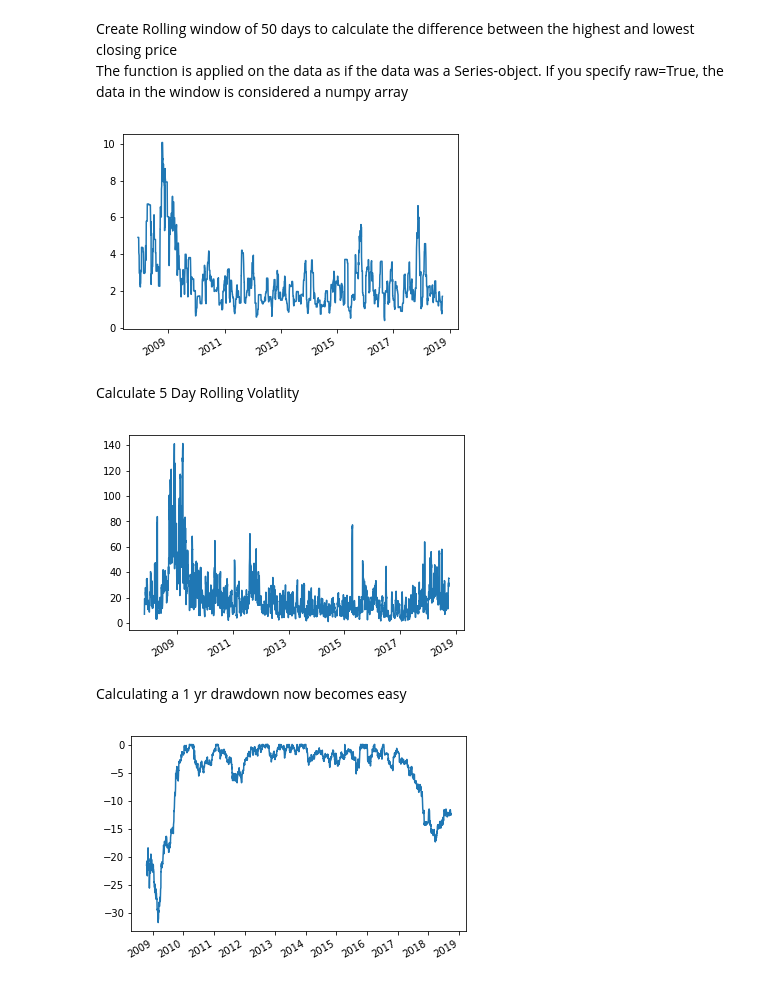
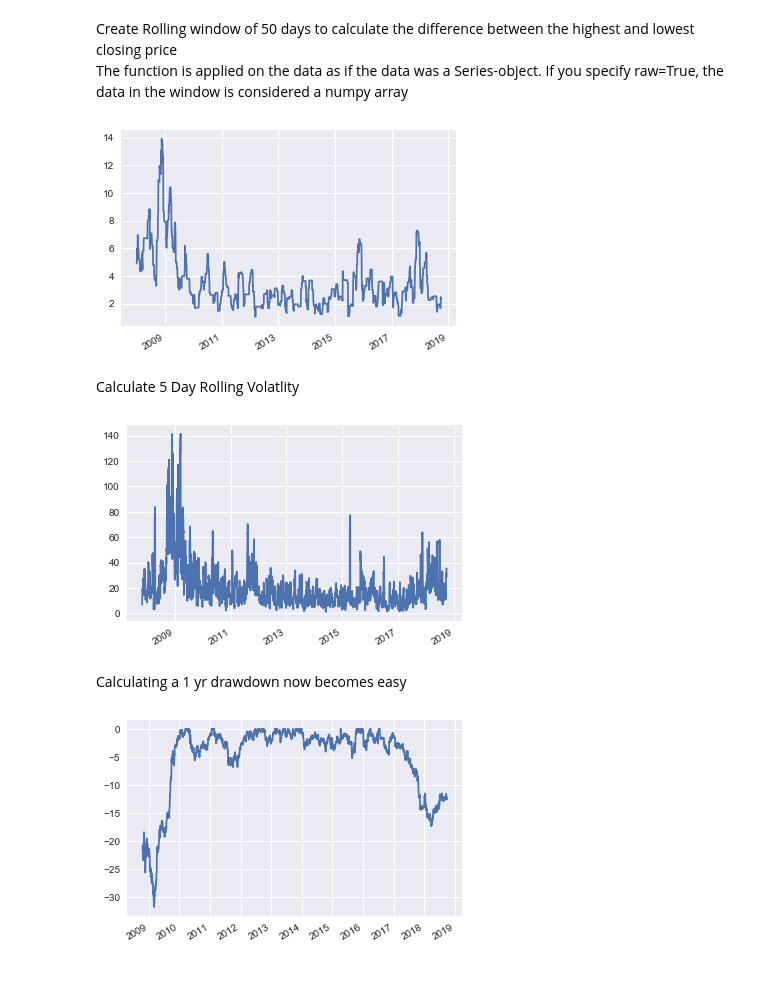
Before and after one commit to RiskConcile/workshop, a Jupyter notebook: Exercises/1.Machine Learning/Code/0.General/3.Rolling Windows.ipynb, the cells around one changed output. Saved outputs shown, nothing was run; the diff lists cells and outputs as text; code cells hidden in the pictures.

```diff
--- a/Exercises/1.Machine Learning/Code/0.General/3.Rolling Windows.ipynb
+++ b/Exercises/1.Machine Learning/Code/0.General/3.Rolling Windows.ipynb
@@ -3,6 +3,7 @@ import pandas as pd
 import datetime as dt
 import matplotlib.pyplot as plt
 import seaborn as sns
+sns.set()
 import numpy as np
 %matplotlib inline
 # %% [markdown]
@@ -14,22 +15,22 @@ df = pd.read_excel('../../Data/GE.xlsx')
 Create Rolling window of 50 days to calculate the difference between the highest and lowest closing price<br>
 The function is applied on the data as if the data was a Series-object. If you specify raw=True, the data in the window is considered a numpy array
 # %%
-df['disp']=df['GE'].rolling(window=30).apply(lambda x: np.max(x)-np.min(x))
+df['disp']=df['GE'].rolling(window=50).apply(lambda x: np.max(x)-np.min(x),raw=True)
 df['disp'].plot();
 # %% [output]
-[figure, old version]
+[figure, new version]
 # %% [markdown]
 Calculate 5 Day Rolling Volatlity
 # %%
 df['Ret'] = df['GE'].pct_change(periods=1)
-df['Vol']= df['Ret'].rolling(window=5).apply(lambda x : np.std(x)*np.sqrt(250)*100)
+df['Vol']= df['Ret'].rolling(window=5).apply(lambda x : np.std(x)*np.sqrt(250)*100,raw=True)
 df['Vol'].plot();
 # %% [output]
-[figure, old version]
+[figure, new version]
 # %% [markdown]
 Calculating a 1 yr drawdown now becomes easy
 # %%
-df['Drawdown']=df['GE'].rolling(window=250).apply(lambda x : x[-1]-np.max(x))
+df['Drawdown']=df['GE'].rolling(window=250).apply(lambda x : x[-1]-np.max(x),raw=True)
 df['Drawdown'].plot()                                                   ;
 # %% [output]
-[figure, old version]
+[figure, new version]
```
Also changed, not shown: 31 other files.
